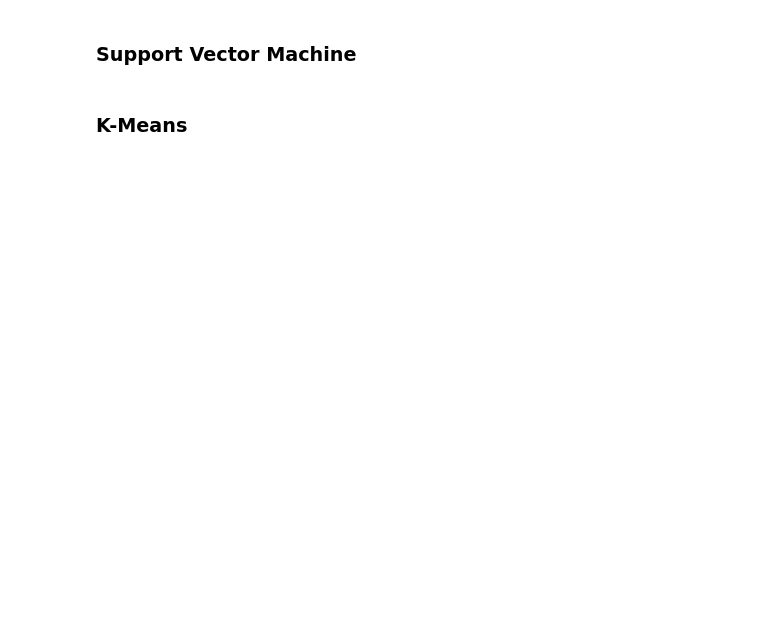
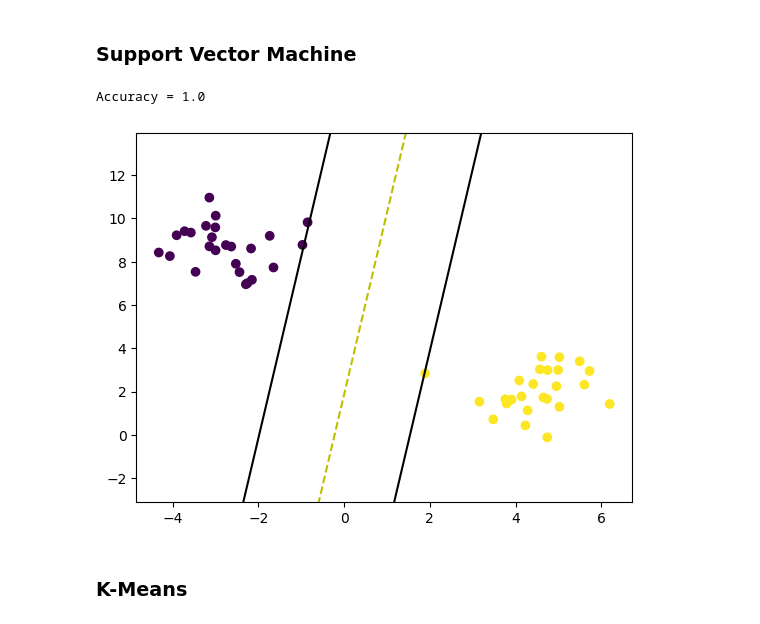
Before and after one commit to j-schmied/deep-learning-pytorch, a Jupyter notebook: ml_fundamentals.ipynb, the cells around one changed output. Saved outputs shown, nothing was run; the diff lists cells and outputs as text; code cells hidden in the pictures; blank space fills up the shorter version.

```diff
--- a/ml_fundamentals.ipynb
+++ b/ml_fundamentals.ipynb
@@ -490,5 +630,83 @@ Accuracy = 0.93
 # %% [markdown]
 ### Support Vector Machine
+# %%
+class SVM:
+
+    def __init__(self, learning_rate=0.001, lambda_param=0.01, n_iters=1000) -> None:
+        self.lr = learning_rate
+        self.lambda_param = lambda_param
+        self.n_iters = n_iters
+        self.w = None
+        self.b = None
+
+    def fit(self, X, y):
+        n_samples, n_features = X.shape
+
+        y_ = np.where(y <= 0, -1, 1)
+
+        self.w = np.random.uniform(0, 1, n_features)
+        self.b = 0
+
+        for _ in range(self.n_iters):
+            for idx, x_i in enumerate(X):
+                condition = y_[idx] * (np.dot(x_i, self.w) - self.b) >= 1
+                if condition:
+                    self.w -= self.lr * (2 * self.lambda_param * self.w)
+                else:
+                    self.w -= self.lr * (2 * self.lambda_param * self.w - np.dot(x_i, y_[idx]))
+                    self.b -= self.lr * y_[idx]
+
+
+    def predict(self, X):
+        approx = np.dot(X, self.w) - self.b
+        return np.sign(approx)
+
+
+X, y = make_blobs(n_samples=50, n_features=2, centers=2, cluster_std=1.05, random_state=42)
+y = np.where(y == 0, -1, 1)
+
+X_train, X_test, y_train, y_test = train_test_split(X, y, test_size=0.2, random_state=42)
+
+clf = SVM()
+clf.fit(X_train, y_train)
+predictions = clf.predict(X_test)
+
+print(f"Accuracy = {accuracy(predictions, y_test)}")
+
+def visualize_svm():
+    def get_hyperplane_value(x, w, b, offset):
+        return (-w[0] * x + b + offset) / w[1]
+
+    fig = plt.figure()
+    ax = fig.add_subplot(1, 1, 1)
+    plt.scatter(X[:, 0], X[:, 1], marker="o", c=y)
+
+    x0_1 = np.amin(X[:, 0])
+    x0_2 = np.amax(X[:, 0])
+
+    x1_1 = get_hyperplane_value(x0_1, clf.w, clf.b, 0)
+    x1_2 = get_hyperplane_value(x0_2, clf.w, clf.b, 0)
+
+    x1_1_m = get_hyperplane_value(x0_1, clf.w, clf.b, -1)
+    x1_2_m = get_hyperplane_value(x0_2, clf.w, clf.b, -1)
+
+    x1_1_p = get_hyperplane_value(x0_1, clf.w, clf.b, 1)
+    x1_2_p = get_hyperplane_value(x0_2, clf.w, clf.b, 1)
+
+    ax.plot([x0_1, x0_2], [x1_1, x1_2], "y--")
+    ax.plot([x0_1, x0_2], [x1_1_m, x1_2_m], "k")
+    ax.plot([x0_1, x0_2], [x1_1_p, x1_2_p], "k")
+
+    x1_min = np.amin(X[:, 1])
+    x1_max = np.amax(X[:, 1])
+    ax.set_ylim([x1_min - 3, x1_max + 3])
+
+    plt.show()
+
+visualize_svm()
+# %% [output]
+Accuracy = 1.0
+[figure, added]
 # %% [markdown]
 ### K-Means
 # %%
```
Also changed, not shown: parts of 6 cells of this notebook.
